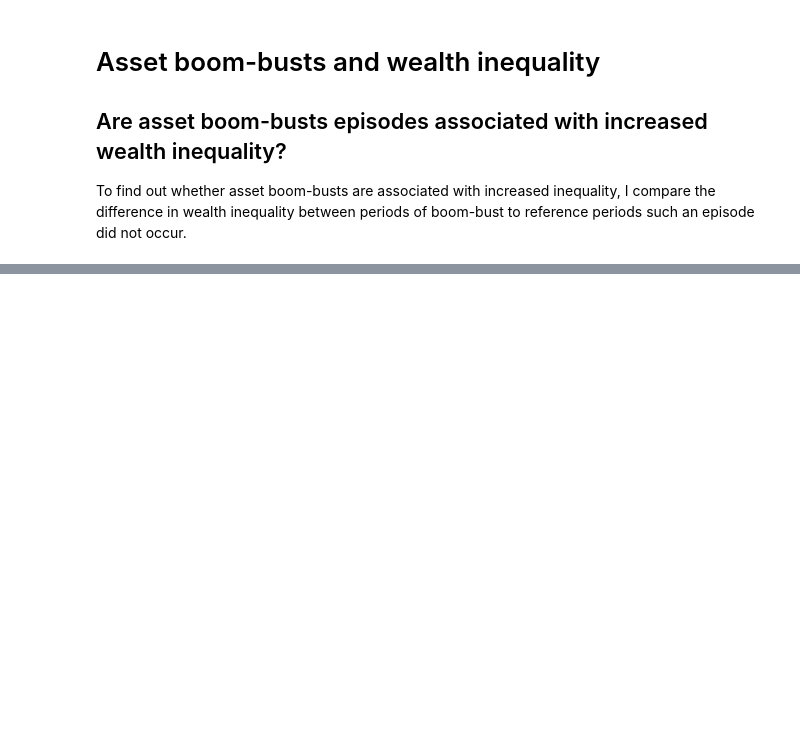
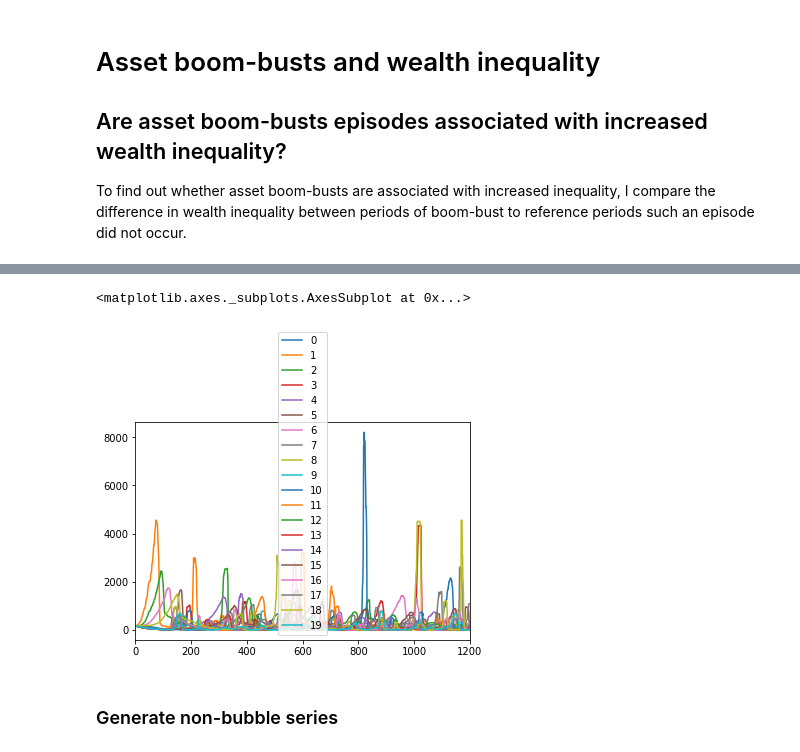
Before and after one commit to joerischasfoort/bubble-inequality, a Jupyter notebook: asset_boom_busts_and_wealth_inequality.ipynb, the cells around one changed output, grey strips where cells are left out. Drawn from its saved outputs; the diff is of its cells as text; code cells hidden in the pictures; blank space fills up the shorter version.

```diff
--- a/asset_boom_busts_and_wealth_inequality.ipynb
+++ b/asset_boom_busts_and_wealth_inequality.ipynb
@@ -32,0 +293,14 @@ To find out whether asset boom-busts are associated with increased inequality, I
+# %%
+params['average_learning_ability'] = 0.0
+params['mutation_intensity'] = 0.0
+params['ticks'] = 1200
+# %%
+params['strat_share_chartists'] = 0.75
+# %%
+trdrs = []
+orbs = []
+for seed in range(NRUNS):
+    traders, orderbook = init_objects_distr(params, seed)
+    traders, orderbook = pb_distr_model(traders, orderbook, params, seed)
+    trdrs.append(traders)
+    orbs.append(orderbook)
@@ -32,0 +328,7 @@ To find out whether asset boom-busts are associated with increased inequality, I
+# %%
+mc_prices, mc_returns, mc_autocorr_returns, mc_autocorr_abs_returns, mc_volatility, mc_volume, mc_fundamentals = organise_data(orbs, burn_in_period=burn_in_period)
+# %%
+mc_prices.plot()
+# %% [output]
+<matplotlib.axes._subplots.AxesSubplot at 0x...>
+[figure, added]
@@ -32,0 +362,2 @@ To find out whether asset boom-busts are associated with increased inequality, I
+# %% [markdown]
+### Generate non-bubble series
```
Also changed, not shown: parts of 52 cells of this notebook.
